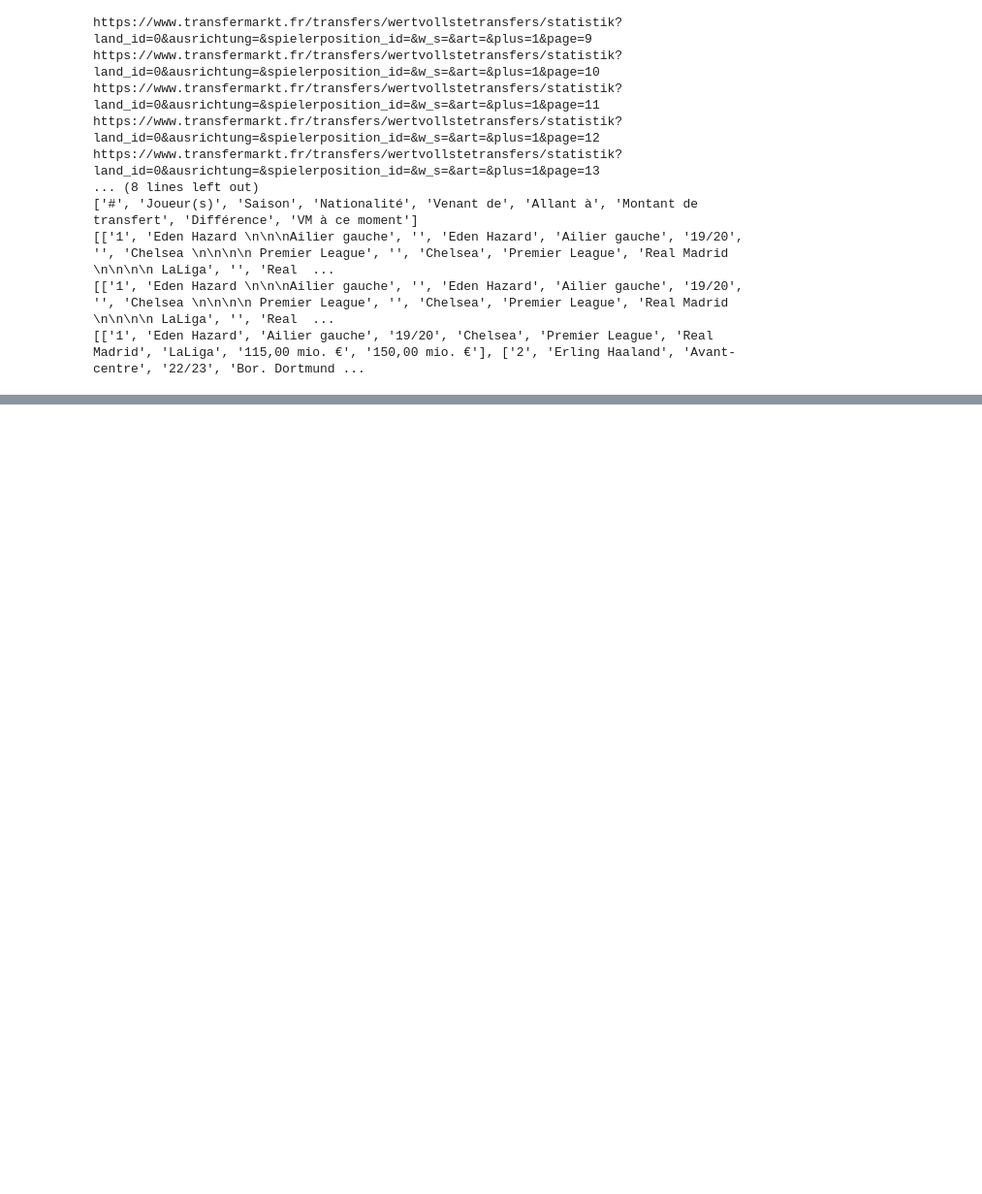
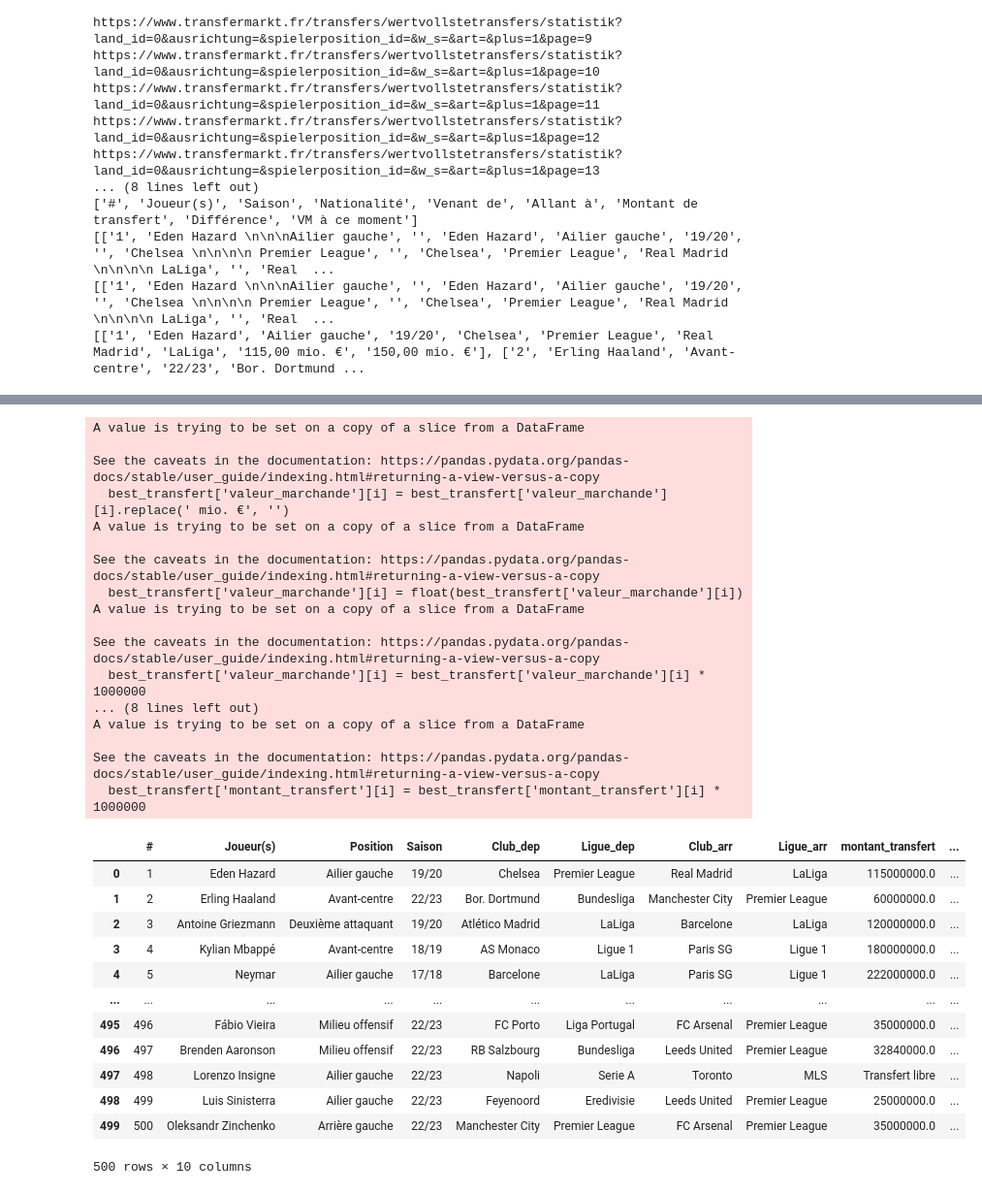
Before and after one commit to guypi001/DE, a Jupyter notebook: prog _test(1).ipynb, the cells around one changed output, grey strips where cells are left out. Shown at 97% size. Drawn from its saved outputs; the diff is of its cells as text; code cells hidden in the pictures; blank space fills up the shorter version.

```diff
--- a/prog _test(1).ipynb
+++ b/prog _test(1).ipynb
@@ -1229,0 +1283,70 @@ https://www.transfermarkt.fr/transfers/wertvollstetransfers/statistik?land_id=0&
+# %%
+
+best_transfert = pd.read_csv('best_transfert.csv')
+
+# supprimer les espaces en debut et en fin
+best_transfert['valeur_marchande'] = best_transfert['valeur_marchande'].str.strip()
+best_transfert['montant_transfert'] = best_transfert['montant_transfert'].str.strip()
+
+# Dans la colonne montant_transfert mettre à null lorqu'elle contient 'Montant du prêt'
+for i in range(len(best_transfert)):
+    if 'Montant du prêt' in best_transfert['montant_transfert'][i]:
+        best_transfert.loc[i,'montant_transfert'] = 'Prêt'
+
+# remplacer virgule par un point dans la colonne valeur_marchande
+best_transfert['valeur_marchande'] = best_transfert['valeur_marchande'].str.replace(',', '.')
+best_transfert['montant_transfert'] = best_transfert['montant_transfert'].str.replace(',', '.')
+
+# dans la colonnes 'valeur_marchande' lorsqu'une ligne contient la chaine de caractere 'mio. €' la supprimer et multiplier la valeur par 1000000
+for i in range(len(best_transfert)):
+    if 'mio. €' in best_transfert['valeur_marchande'][i]:
+        best_transfert['valeur_marchande'][i] = best_transfert['valeur_marchande'][i].replace(' mio. €', '')
+        best_transfert['valeur_marchande'][i] = float(best_transfert['valeur_marchande'][i])
+        best_transfert['valeur_marchande'][i] = best_transfert['valeur_marchande'][i] * 1000000
+    elif 'K €' in best_transfert['valeur_marchande'][i]:
+        best_transfert['valeur_marchande'][i] = best_transfert['valeur_marchande'][i].replace(' K €', '')
+        best_transfert['valeur_marchande'][i] = float(best_transfert['valeur_marchande'][i])
+        best_transfert['valeur_marchande'][i] = best_transfert['valeur_marchande'][i] * 1000
+
+    if 'mio. €' in best_transfert['montant_transfert'][i]:
+        best_transfert['montant_transfert'][i] = best_transfert['montant_transfert'][i].replace(' mio. €', '')
+        best_transfert['montant_transfert'][i] = float(best_transfert['montant_transfert'][i])
+        best_transfert['montant_transfert'][i] = best_transfert['montant_transfert'][i] * 1000000
+    elif 'K €' in best_transfert['montant_transfert'][i]:
+        best_transfert['montant_transfert'][i] = best_transfert['montant_transfert'][i].replace(' K €', '')
+        best_transfert['montant_transfert'][i] = float(best_transfert['montant_transfert'][i])
+        best_transfert['montant_transfert'][i] = best_transfert['montant_transfert'][i] * 1000
+
+
+best_transfert
+# %% [output]
+A value is trying to be set on a copy of a slice from a DataFrame
+
+See the caveats in the documentation: https://pandas.pydata.org/pandas-docs/stable/user_guide/indexing.html#returning-a-view-versus-a-copy
+  best_transfert['valeur_marchande'][i] = best_transfert['valeur_marchande'][i].replace(' mio. €', '')
+A value is trying to be set on a copy of a slice from a DataFrame
+
+See the caveats in the documentation: https://pandas.pydata.org/pandas-docs/stable/user_guide/indexing.html#returning-a-view-versus-a-copy
+  best_transfert['valeur_marchande'][i] = float(best_transfert['valeur_marchande'][i])
+A value is trying to be set on a copy of a slice from a DataFrame
+
+See the caveats in the documentation: https://pandas.pydata.org/pandas-docs/stable/user_guide/indexing.html#returning-a-view-versus-a-copy
+  best_transfert['valeur_marchande'][i] = best_transfert['valeur_marchande'][i] * 1000000
+... (8 lines left out)
+A value is trying to be set on a copy of a slice from a DataFrame
+
+See the caveats in the documentation: https://pandas.pydata.org/pandas-docs/stable/user_guide/indexing.html#returning-a-view-versus-a-copy
+  best_transfert['montant_transfert'][i] = best_transfert['montant_transfert'][i] * 1000000
+|  | # | Joueur(s) | Position | Saison | Club_dep | Ligue_dep | Club_arr | Ligue_arr | montant_transfert | ... |
+| 0 | 1 | Eden Hazard | Ailier gauche | 19/20 | Chelsea | Premier League | Real Madrid | LaLiga | 115000000.0 | ... |
+| 1 | 2 | Erling Haaland | Avant-centre | 22/23 | Bor. Dortmund | Bundesliga | Manchester City | Premier League | 60000000.0 | ... |
+| 2 | 3 | Antoine Griezmann | Deuxième attaquant | 19/20 | Atlético Madrid | LaLiga | Barcelone | LaLiga | 120000000.0 | ... |
+| 3 | 4 | Kylian Mbappé | Avant-centre | 18/19 | AS Monaco | Ligue 1 | Paris SG | Ligue 1 | 180000000.0 | ... |
+| 4 | 5 | Neymar | Ailier gauche | 17/18 | Barcelone | LaLiga | Paris SG | Ligue 1 | 222000000.0 | ... |
+| ... | ... | ... | ... | ... | ... | ... | ... | ... | ... | ... |
+| 495 | 496 | Fábio Vieira | Milieu offensif | 22/23 | FC Porto | Liga Portugal | FC Arsenal | Premier League | 35000000.0 | ... |
+| 496 | 497 | Brenden Aaronson | Milieu offensif | 22/23 | RB Salzbourg | Bundesliga | Leeds United | Premier League | 32840000.0 | ... |
+| 497 | 498 | Lorenzo Insigne | Ailier gauche | 22/23 | Napoli | Serie A | Toronto | MLS | Transfert libre | ... |
+| 498 | 499 | Luis Sinisterra | Ailier gauche | 22/23 | Feyenoord | Eredivisie | Leeds United | Premier League | 25000000.0 | ... |
+| 499 | 500 | Oleksandr Zinchenko | Arrière gauche | 22/23 | Manchester City | Premier League | FC Arsenal | Premier League | 35000000.0 | ... |
+500 rows × 10 columns
```
Also changed, not shown: parts of 15 cells of this notebook, 1 other file.
